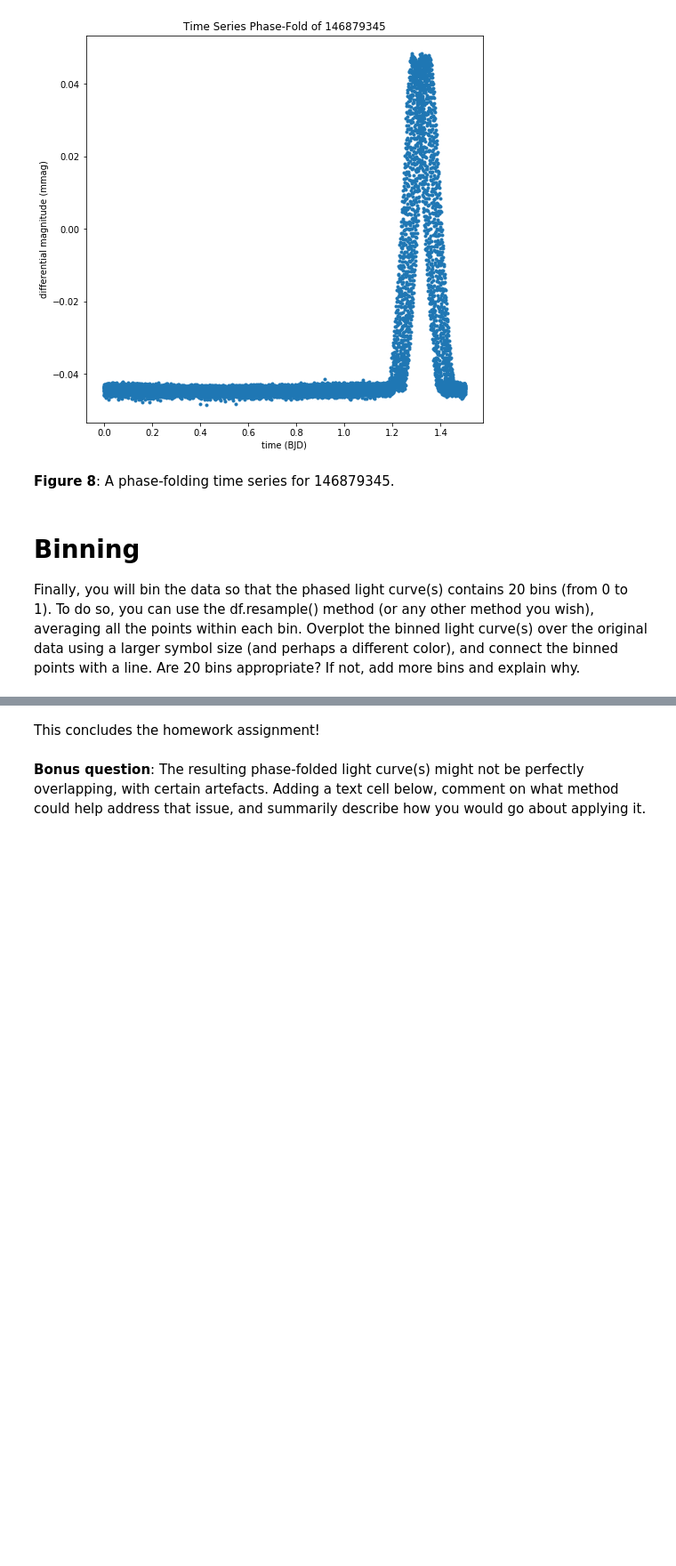
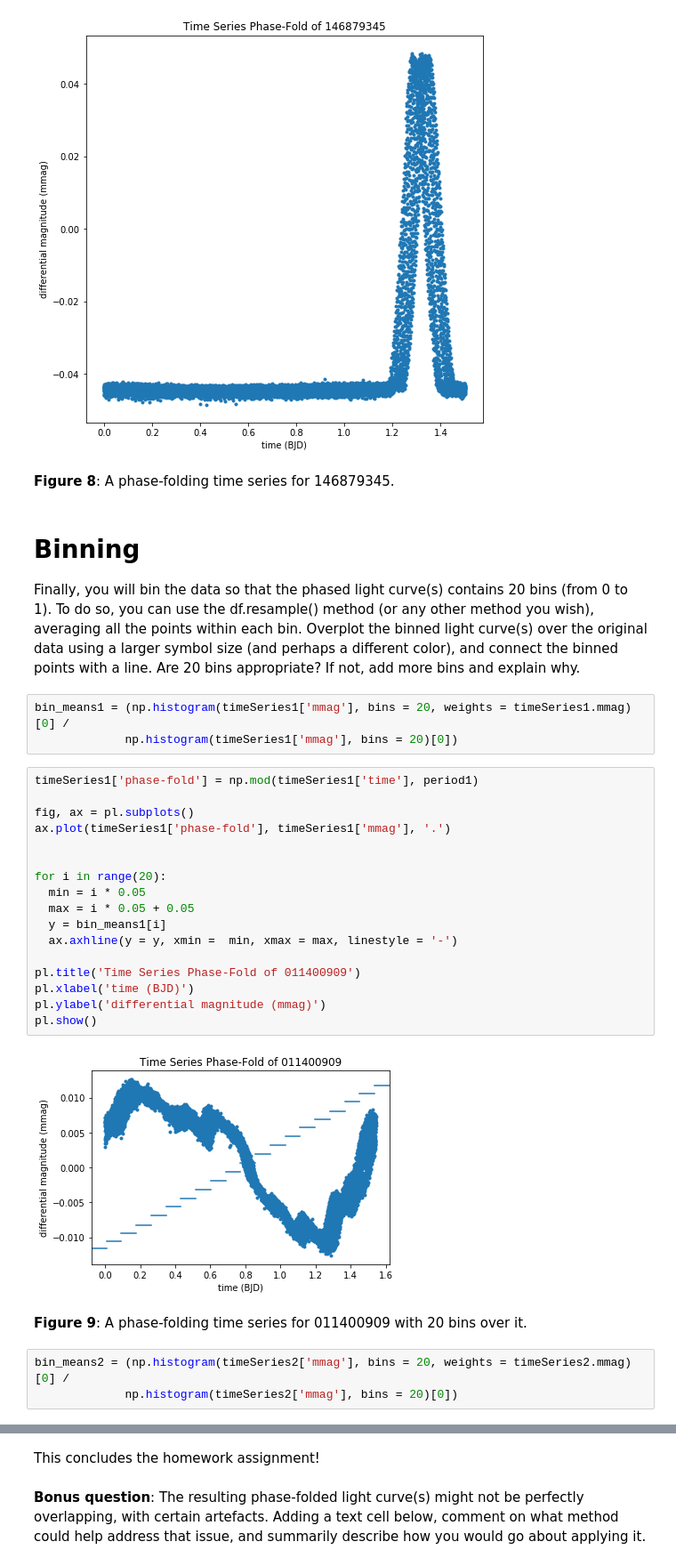
Before and after one commit to cath19/DSPS_-charty-, a Jupyter notebook: HW11/TESSlightcurves_cHarty.ipynb, the cells around one changed output, grey strips where cells are left out. Shown at 89% size. Drawn from its saved outputs; the diff is of its cells as text; blank space fills up the shorter version.

```diff
--- a/HW11/TESSlightcurves_cHarty.ipynb
+++ b/HW11/TESSlightcurves_cHarty.ipynb
@@ -253,3 +250,30 @@ Text(0, 0.5, 'differential magnitude (mmag)')
 # **Binning**
 
 Finally, you will bin the data so that the phased light curve(s) contains 20 bins (from 0 to 1). To do so, you can use the df.resample() method (or any other method you wish), averaging all the points within each bin. Overplot the binned light curve(s) over the original data using a larger symbol size (and perhaps a different color), and connect the binned points with a line. Are 20 bins appropriate? If not, add more bins and explain why.
+# %%
+bin_means1 = (np.histogram(timeSeries1['mmag'], bins = 20, weights = timeSeries1.mmag)[0] /
+             np.histogram(timeSeries1['mmag'], bins = 20)[0])
+# %%
+timeSeries1['phase-fold'] = np.mod(timeSeries1['time'], period1)
+
+fig, ax = pl.subplots()
+ax.plot(timeSeries1['phase-fold'], timeSeries1['mmag'], '.')
+
+
+for i in range(20):
+  min = i * 0.05
+  max = i * 0.05 + 0.05
+  y = bin_means1[i]
+  ax.axhline(y = y, xmin =  min, xmax = max, linestyle = '-')
+
+pl.title('Time Series Phase-Fold of 011400909')
+pl.xlabel('time (BJD)')
+pl.ylabel('differential magnitude (mmag)')
+pl.show()
+# %% [output]
+[figure, added]
+# %% [markdown]
+**Figure 9**: A phase-folding time series for 011400909 with 20 bins over it.
+# %%
+bin_means2 = (np.histogram(timeSeries2['mmag'], bins = 20, weights = timeSeries2.mmag)[0] /
+             np.histogram(timeSeries2['mmag'], bins = 20)[0])
```
Also changed, not shown: parts of 7 cells of this notebook.
